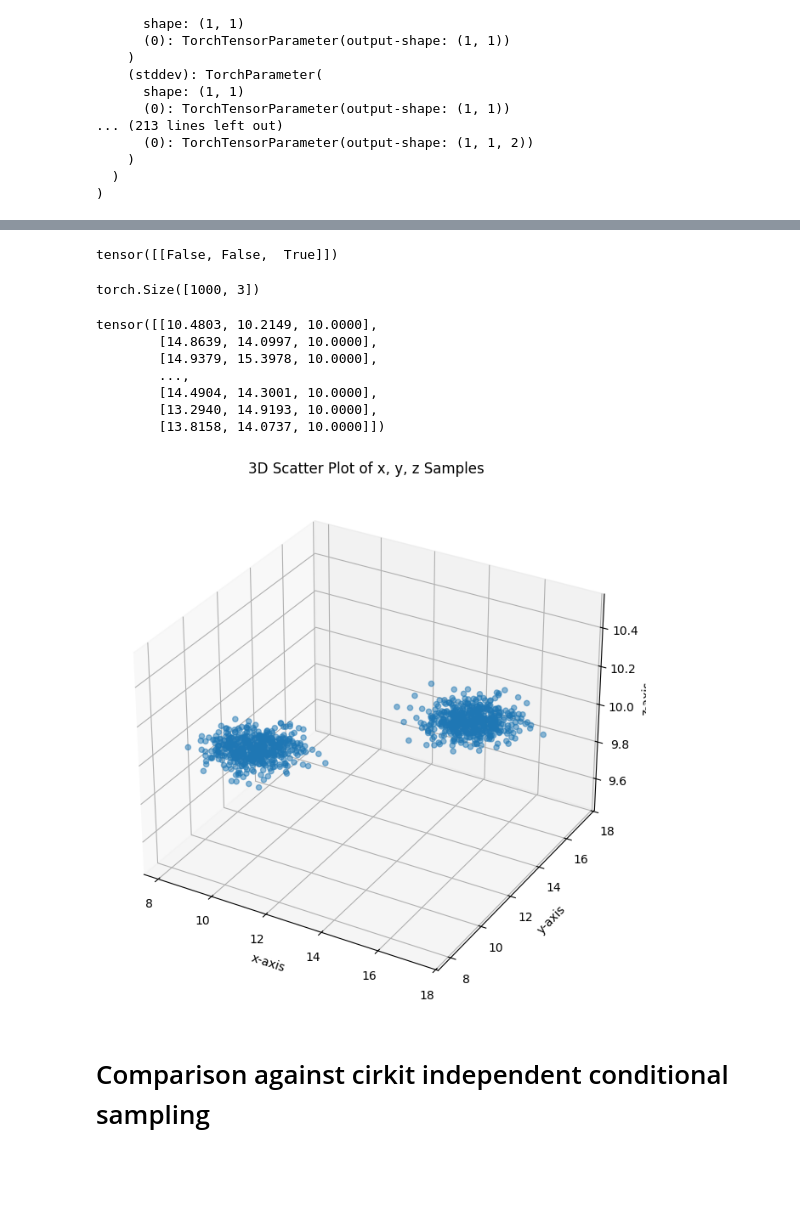
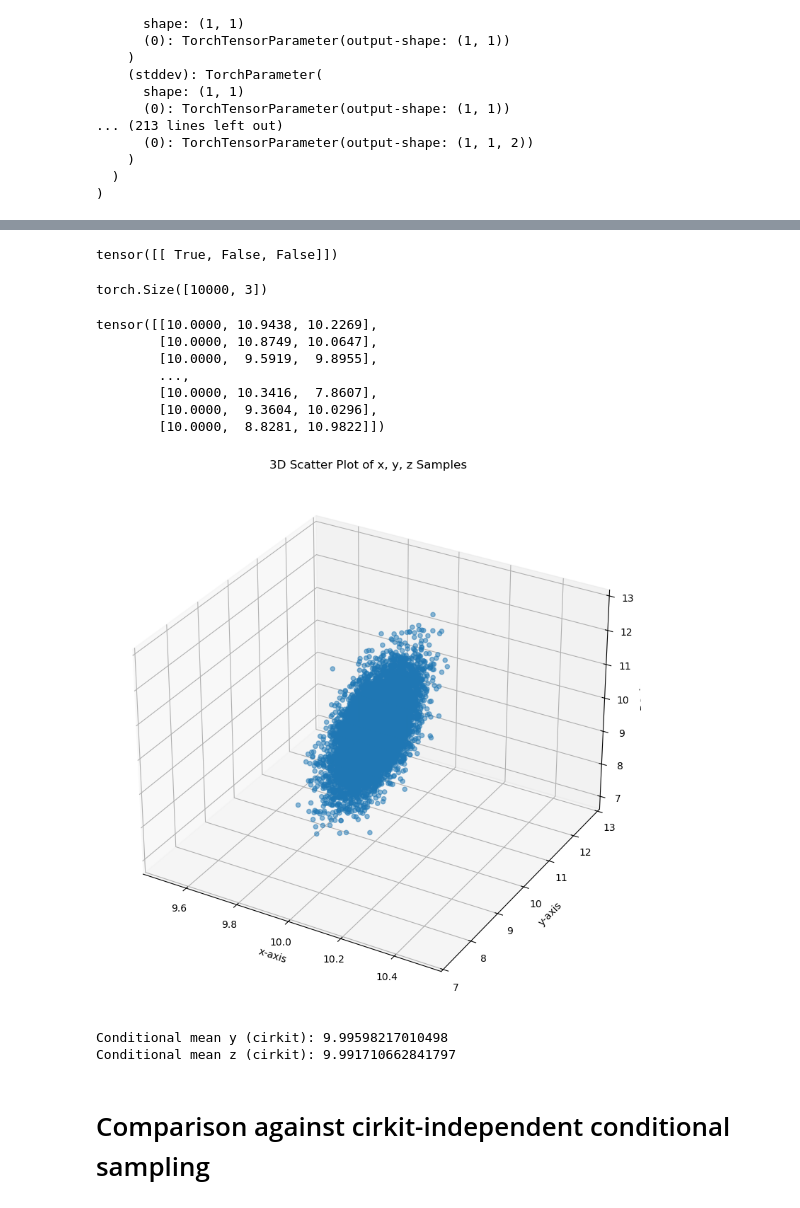
Before and after one commit to dylanxp/cirkit, a Jupyter notebook: notebooks/conditional-sampling.ipynb, the cells around one changed output, grey strips where cells are left out. Cells and saved outputs as stored; diff of their text form; code cells hidden in the pictures; blank space fills up the shorter version.

Commit message:
Update notebook to test conditional mean

```diff
--- a/notebooks/conditional-sampling.ipynb
+++ b/notebooks/conditional-sampling.ipynb
@@ -151,15 +147,14 @@ variances_x = torch.tensor([1.0, 1.0, 1.0, 1.0])
 variances_y = torch.tensor([1.0, 1.0, 1.0, 1.0])
 variances_z = torch.tensor([1.0, 1.0])
 # %%
-# Set Gaussian parameters manually
-# The Gaussians are layers 0-9
-for i in range(4):
-    circuit.layers[i].mean.data = means_x[i]
-    circuit.layers[i].stddev.data = variances_x[i].sqrt()
-for i in range(4):
-    circuit.layers[4 + i].mean.data = means_y[i]
-    circuit.layers[4 + i].stddev.data = variances_y[i].sqrt()
-for i in range(2):
-    circuit.layers[8 + i].mean.data = means_z[i]
-    circuit.layers[8 + i].stddev.data = variances_z[i].sqrt()
+# Non-working way of setting Gaussian parameters manually
+# for i in range(4):
+#     circuit.layers[i].mean.data = means_x[i]
+#     circuit.layers[i].stddev.data = variances_x[i].sqrt()
+# for i in range(4):
+#     circuit.layers[4 + i].mean.data = means_y[i]
+#     circuit.layers[4 + i].stddev.data = variances_y[i].sqrt()
+# for i in range(2):
+#     circuit.layers[8 + i].mean.data = means_z[i]
+#     circuit.layers[8 + i].stddev.data = variances_z[i].sqrt()
 # %%
@@ -184,8 +181,8 @@ for i in range(2):
     og_shape = list(filter(lambda x: hasattr(x, '_ptensor'), circuit.layers[i+8].modules()))[1]._ptensor.data.shape
     list(filter(lambda x: hasattr(x, '_ptensor'), circuit.layers[i+8].modules()))[1]._ptensor.data = variances_z[i].reshape(og_shape)
 # %%
-# Set the circuit weights manually
-circuit.layers[-5].weight.data = torch.tensor([[0.5, 0.5]])  # sum_bottom_left
-circuit.layers[-4].weight.data = torch.tensor([[0.5, 0.5]])  # sum_bottom_right
-circuit.layers[-1].weight.data = torch.tensor([[0.5, 0.5]])  # sum_top
+# Non-working way of setting the circuit weights manually
+# circuit.layers[-5].weight.data = torch.tensor([[0.5, 0.5]])  # sum_bottom_left
+# circuit.layers[-4].weight.data = torch.tensor([[0.5, 0.5]])  # sum_bottom_right
+# circuit.layers[-1].weight.data = torch.tensor([[0.5, 0.5]])  # sum_top
 # %%
@@ -230,49 +226,56 @@ plt.show()
-# %%
-evidence_vars
-# %% [output]
-tensor([[False, False,  True]])
 # %%
-# select the variables used as evidence
 sample = samples[0, :].unsqueeze(0)
-# evidence_vars = torch.full_like(sample, False)
-# evidence_vars[:, 0] = 1
-# evidence_vars = evidence_vars.bool()
+# set the observed evidence
 evidence = torch.tensor([
-    [0.0, 0.0, 10.0],
+    [10.0, 0.0, 0.0],
     # [0.1, 0.0, 0.0]
-    ])  # evidence on X variable
+    ])  # evidence on variable (zero indicates no evidence)
 evidence_vars = evidence.bool()
 
 _, variation = sampling_query(
-    num_samples=1000,
+    num_samples=100000,
     x=evidence.to(circuit.device),
     evidence_vars=evidence_vars.to(circuit.device)
 )
+# %%
+evidence_vars
+# %% [output]
+tensor([[ True, False, False]])
 # %%
 variation.shape
 # %% [output]
-torch.Size([1000, 3])
+torch.Size([10000, 3])
 # %%
 variation
 # %% [output]
-tensor([[10.4803, 10.2149, 10.0000],
-        [14.8639, 14.0997, 10.0000],
-        [14.9379, 15.3978, 10.0000],
+tensor([[10.0000, 10.9438, 10.2269],
+        [10.0000, 10.8749, 10.0647],
+        [10.0000,  9.5919,  9.8955],
         ...,
-        [14.4904, 14.3001, 10.0000],
-        [13.2940, 14.9193, 10.0000],
-        [13.8158, 14.0737, 10.0000]])
+        [10.0000, 10.3416,  7.8607],
+        [10.0000,  9.3604, 10.0296],
+        [10.0000,  8.8281, 10.9822]])
 # %%
 fig = plt.figure(figsize=(10, 8))
 ax = fig.add_subplot(111, projection='3d')
 ax.scatter(variation[:, 0], variation[:, 1], variation[:, 2], alpha=0.5)
 ax.set_title("3D Scatter Plot of x, y, z Samples")
 ax.set_xlabel("x-axis")
 ax.set_ylabel("y-axis")
 ax.set_zlabel("z-axis")
+plt.tight_layout()
 plt.show()
 # %% [output]
-[figure, old version]
+[figure, new version]
+# %%
+cond_mean_y_cirkit = variation[:, 1].mean().item()
+cond_mean_z_cirkit = variation[:, 2].mean().item()
+
+print(f'Conditional mean y (cirkit): {cond_mean_y_cirkit}')
+print(f'Conditional mean z (cirkit): {cond_mean_z_cirkit}')
+# %% [output]
+Conditional mean y (cirkit): 9.99598217010498
+Conditional mean z (cirkit): 9.991710662841797
 # %% [markdown]
-# Comparison against cirkit independent conditional sampling
+# Comparison against cirkit-independent conditional sampling
 # %%
```
Also changed, not shown: parts of 15 cells of this notebook.
